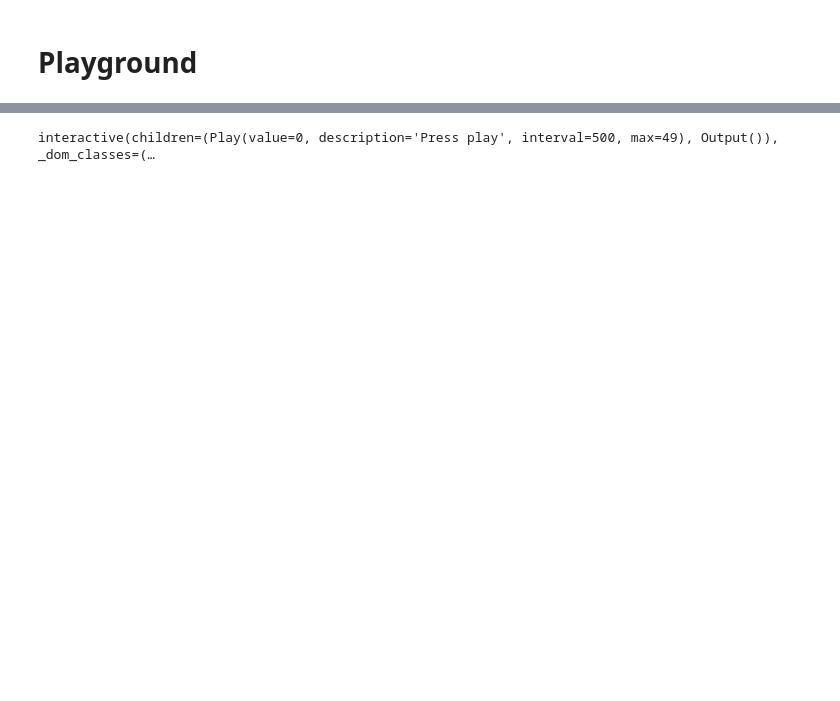
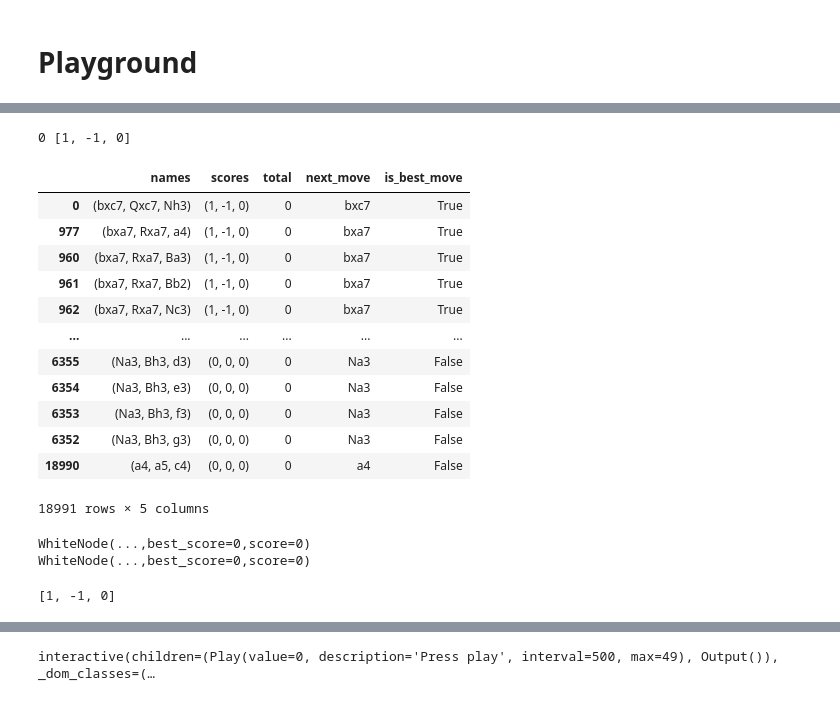
Before and after one commit to TheoLvs/beth, a Jupyter notebook: notebooks/20210213 - Tree Search AI.ipynb, the cells around one changed output, grey strips where cells are left out. Saved outputs shown, nothing was run; the diff lists cells and outputs as text; code cells hidden in the pictures; blank space fills up the shorter version.

```diff
--- a/notebooks/20210213 - Tree Search AI.ipynb
+++ b/notebooks/20210213 - Tree Search AI.ipynb
@@ -29,0 +68,31 @@ game = Game(white,black)
+# %%
+df = search.search(depth = 3)
+# %% [output]
+0 [1, -1, 0]
+# %%
+df
+# %% [output]
+|  | names | scores | total | next_move | is_best_move |
+| 0 | (bxc7, Qxc7, Nh3) | (1, -1, 0) | 0 | bxc7 | True |
+| 977 | (bxa7, Rxa7, a4) | (1, -1, 0) | 0 | bxa7 | True |
+| 960 | (bxa7, Rxa7, Ba3) | (1, -1, 0) | 0 | bxa7 | True |
+| 961 | (bxa7, Rxa7, Bb2) | (1, -1, 0) | 0 | bxa7 | True |
+| 962 | (bxa7, Rxa7, Nc3) | (1, -1, 0) | 0 | bxa7 | True |
+| ... | ... | ... | ... | ... | ... |
+| 6355 | (Na3, Bh3, d3) | (0, 0, 0) | 0 | Na3 | False |
+| 6354 | (Na3, Bh3, e3) | (0, 0, 0) | 0 | Na3 | False |
+| 6353 | (Na3, Bh3, f3) | (0, 0, 0) | 0 | Na3 | False |
+| 6352 | (Na3, Bh3, g3) | (0, 0, 0) | 0 | Na3 | False |
+| 18990 | (a4, a5, c4) | (0, 0, 0) | 0 | a4 | False |
+18991 rows × 5 columns
+# %%
+print(search.node)
+best_score,stack = search.node.expand(3)
+print(search.node)
+# %% [output]
+WhiteNode(...,best_score=0,score=0)
+WhiteNode(...,best_score=0,score=0)
+# %%
+search.node.debug_score[1:]
+# %% [output]
+[1, -1, 0]
```
Also changed, not shown: parts of 30 cells of this notebook, 9 other files.
